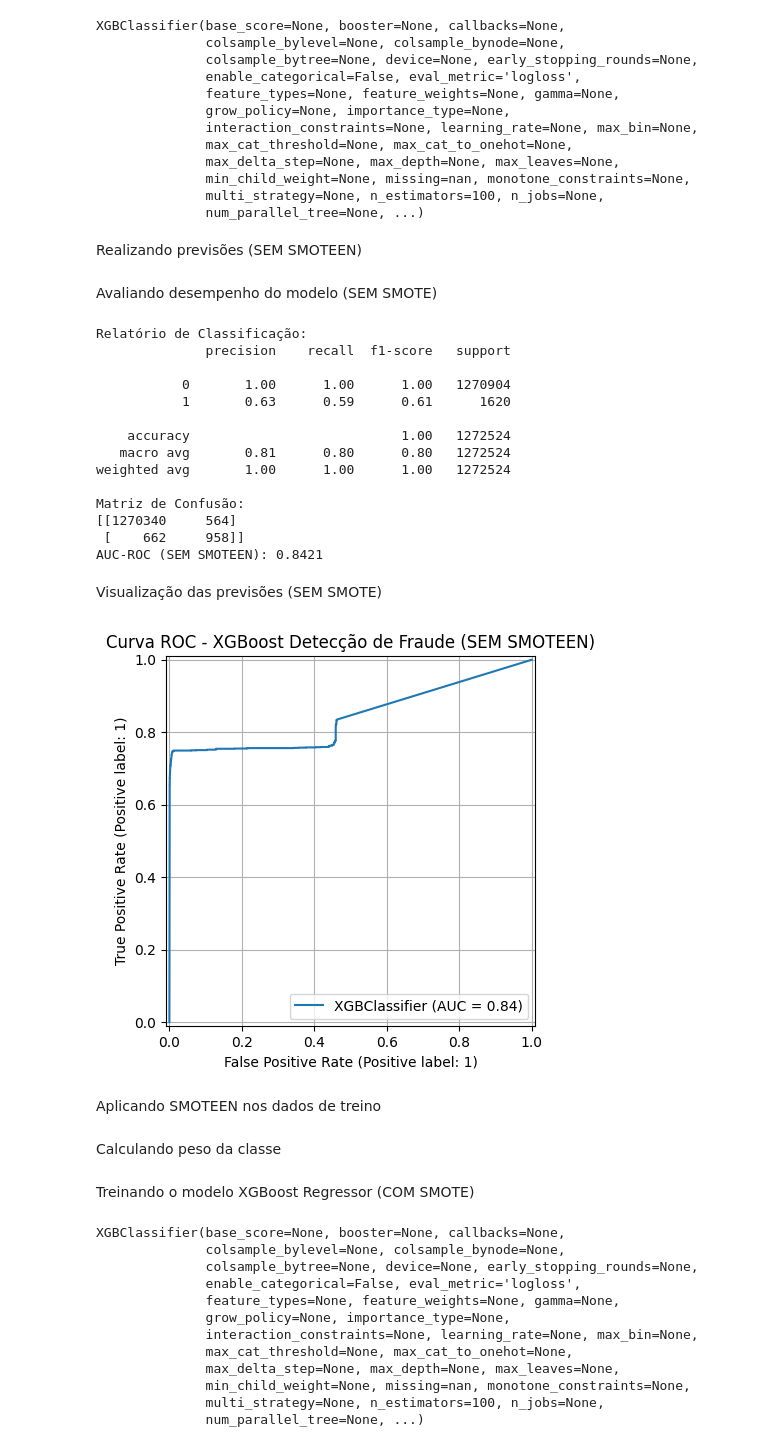
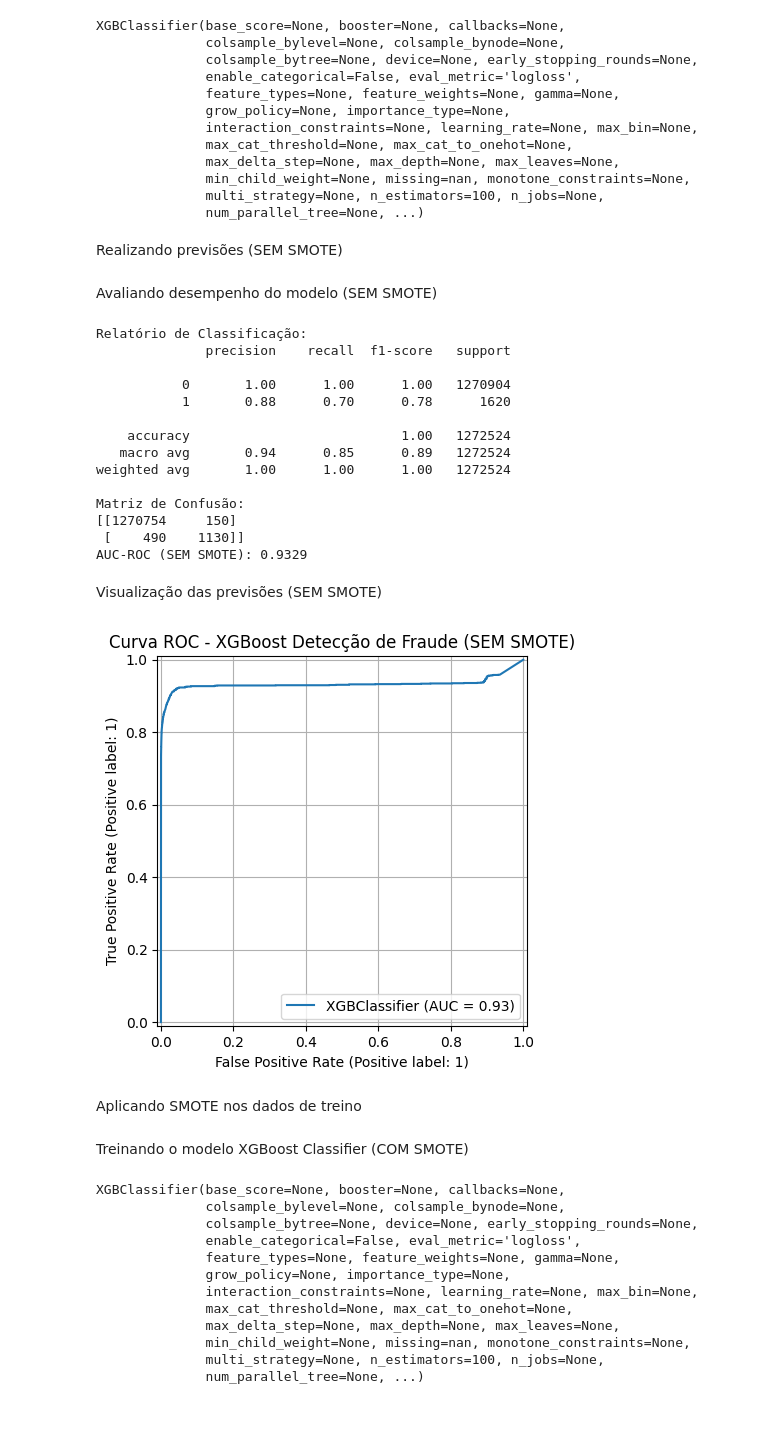
Before and after one commit to eco-nomy/artificial-intelligence, a Jupyter notebook: notebooks/Fraude/GS_XGBoost_Classifier_FRAUDE.ipynb, the cells around one changed output. Cells and saved outputs as stored; diff of their text form; code cells hidden in the pictures; blank space fills up the shorter version.

Commit message:
Aplicando correções em FRAUDE

```diff
--- a/notebooks/Fraude/GS_XGBoost_Classifier_FRAUDE.ipynb
+++ b/notebooks/Fraude/GS_XGBoost_Classifier_FRAUDE.ipynb
@@ -46,8 +46,10 @@ df['isMerchant'] = df['nameDest'].str.startswith('M').astype(int)
 # %% [markdown]
 Selecionando features e target
 # %%
-features = ['step', 'type_encoded', 'amount', 'oldbalanceOrg', 'newbalanceOrig',
-            'oldbalanceDest', 'newbalanceDest', 'deltaOrig', 'deltaDest', 'isMerchant']
+features = [
+    'step', 'type_encoded', 'amount',
+    'deltaOrig', 'deltaDest', 'isMerchant'
+]
 X = df[features]
 y = df['isFraud']
 # %% [markdown]
@@ -67,6 +69,6 @@ Treinando o modelo XGBoost Classifier (SEM SMOTEEN)
 # %%
-xgb_sem_smoteen = XGBClassifier(n_estimators=100, random_state=42, eval_metric='logloss')
-xgb_sem_smoteen.fit(X_train, y_train)
+xgb_sem_smote = XGBClassifier(n_estimators=100, random_state=42, eval_metric='logloss')
+xgb_sem_smote.fit(X_train, y_train)
 # %% [output]
 XGBClassifier(base_score=None, booster=None, callbacks=None,
               colsample_bylevel=None, colsample_bynode=None,
@@ -81,5 +83,5 @@ XGBClassifier(base_score=None, booster=None, callbacks=None,
               multi_strategy=None, n_estimators=100, n_jobs=None,
               num_parallel_tree=None, ...)
 # %% [markdown]
-Realizando previsões (SEM SMOTEEN)
+Realizando previsões (SEM SMOTE)
 # %%
@@ -93,35 +95,33 @@ print(classification_report(y_test, y_pred_sem))
 print("Matriz de Confusão:")
 print(confusion_matrix(y_test, y_pred_sem))
 roc_auc_sem = roc_auc_score(y_test, y_proba_sem)
-print(f"AUC-ROC (SEM SMOTEEN): {roc_auc_sem:.4f}")
+print(f"AUC-ROC (SEM SMOTE): {roc_auc_sem:.4f}")
 # %% [output]
 Relatório de Classificação:
               precision    recall  f1-score   support
 
            0       1.00      1.00      1.00   1270904
-           1       0.63      0.59      0.61      1620
+           1       0.88      0.70      0.78      1620
 
     accuracy                           1.00   1272524
-   macro avg       0.81      0.80      0.80   1272524
+   macro avg       0.94      0.85      0.89   1272524
 weighted avg       1.00      1.00      1.00   1272524
 
 Matriz de Confusão:
-[[1270340     564]
- [    662     958]]
-AUC-ROC (SEM SMOTEEN): 0.8421
+[[1270754     150]
+ [    490    1130]]
+AUC-ROC (SEM SMOTE): 0.9329
 # %% [markdown]
 Visualização das previsões (SEM SMOTE)
 # %%
-RocCurveDisplay.from_estimator(xgb_sem_smoteen, X_test, y_test)
-plt.title("Curva ROC - XGBoost Detecção de Fraude (SEM SMOTEEN)")
+RocCurveDisplay.from_estimator(xgb_sem_smote, X_test, y_test)
+plt.title("Curva ROC - XGBoost Detecção de Fraude (SEM SMOTE)")
 plt.grid(True)
 plt.show()
 # %% [output]
-[figure, old version]
+[figure, new version]
 # %% [markdown]
-Aplicando SMOTEEN nos dados de treino
+Aplicando SMOTE nos dados de treino
 # %%
 smote = SMOTE(random_state=42)
 X_train_resampled, y_train_resampled = smote.fit_resample(X_train, y_train)
-# %% [markdown]
-Calculando peso da classe
@@ -130,3 +128,3 @@ scale_pos_weight = y_train.value_counts()[0] / y_train.value_counts()[1]
 # %% [markdown]
-Treinando o modelo XGBoost Regressor (COM SMOTE)
+Treinando o modelo XGBoost Classifier (COM SMOTE)
 # %%
```
Also changed, not shown: parts of 10 cells of this notebook, 8 other files.
